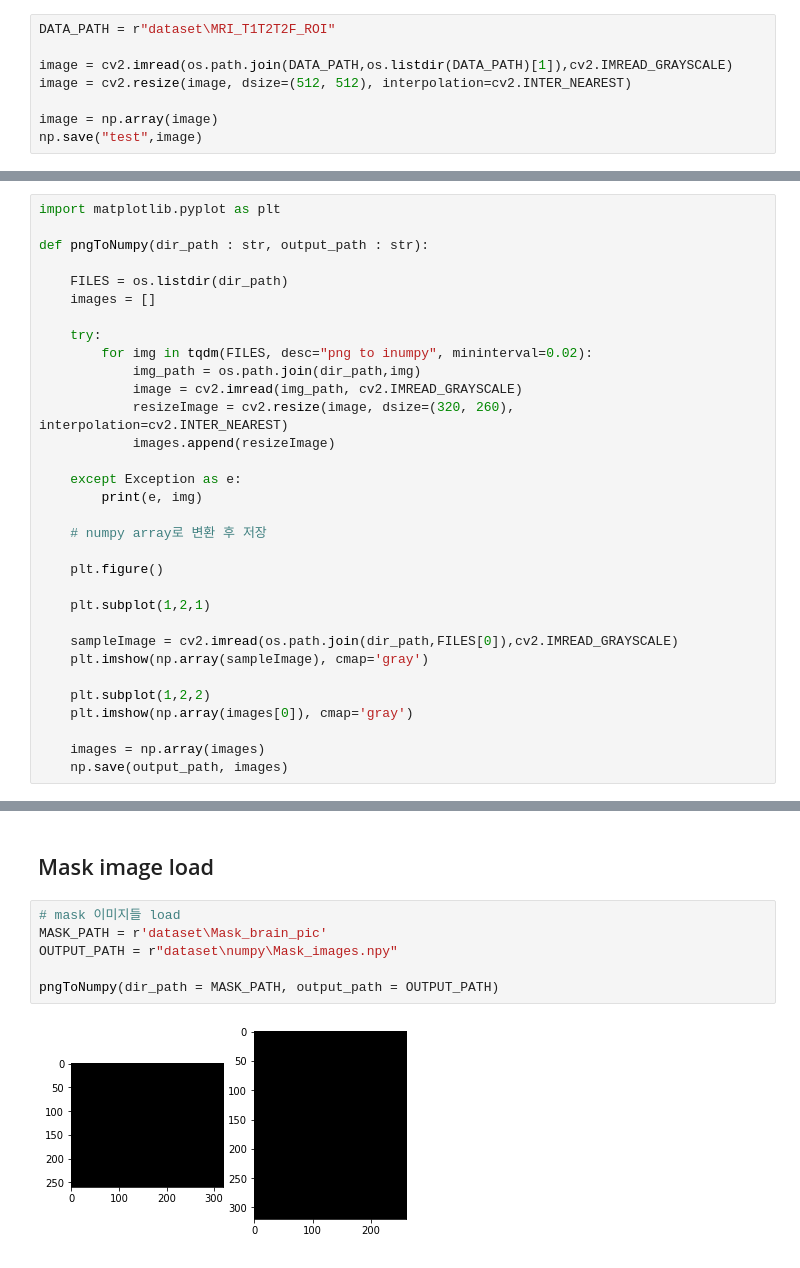
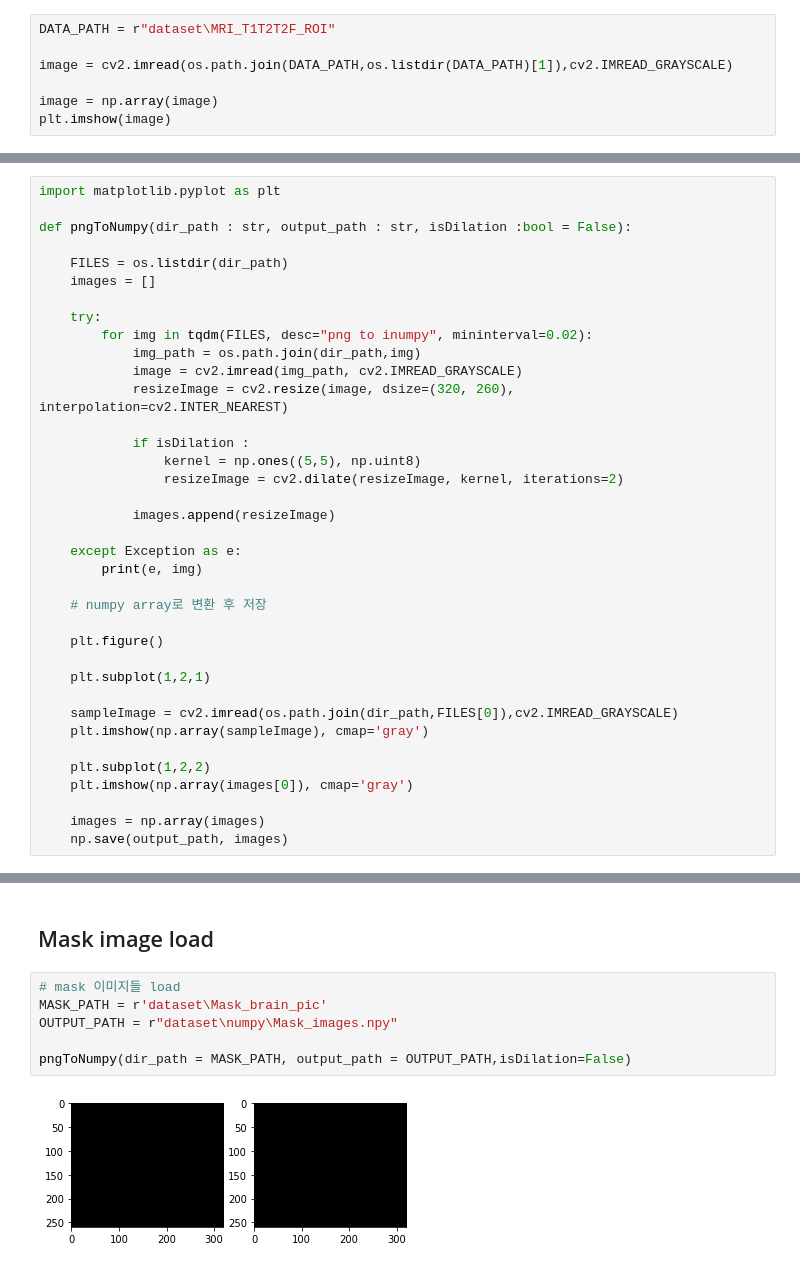
Before and after one commit to CM-Kim/unet_research, a Jupyter notebook: 01_png_to_numpy.ipynb, the cells around one changed output, grey strips where cells are left out. Saved outputs shown, nothing was run; the diff lists cells and outputs as text.

```diff
--- a/01_png_to_numpy.ipynb
+++ b/01_png_to_numpy.ipynb
@@ -12,7 +12,6 @@ import matplotlib.pyplot as plt
 DATA_PATH = r"dataset\MRI_T1T2T2F_ROI"
 
 image = cv2.imread(os.path.join(DATA_PATH,os.listdir(DATA_PATH)[1]),cv2.IMREAD_GRAYSCALE)
-image = cv2.resize(image, dsize=(512, 512), interpolation=cv2.INTER_NEAREST)
 
 image = np.array(image)
-np.save("test",image)
+plt.imshow(image)
@@ -19,7 +21,7 @@ np.save("test",image)
 # %%
 import matplotlib.pyplot as plt
 
-def pngToNumpy(dir_path : str, output_path : str):
+def pngToNumpy(dir_path : str, output_path : str, isDilation :bool = False):
 
     FILES = os.listdir(dir_path)
     images = []
@@ -29,6 +31,11 @@ def pngToNumpy(dir_path : str, output_path : str):
             img_path = os.path.join(dir_path,img)
             image = cv2.imread(img_path, cv2.IMREAD_GRAYSCALE)
             resizeImage = cv2.resize(image, dsize=(320, 260), interpolation=cv2.INTER_NEAREST)
+
+            if isDilation :
+                kernel = np.ones((5,5), np.uint8)
+                resizeImage = cv2.dilate(resizeImage, kernel, iterations=2)
+
             images.append(resizeImage)
 
     except Exception as e:
@@ -83,8 +90,8 @@ pngToNumpy(dir_path = T2W_PATH, output_path = OUTPUT_PATH)
 # %%
 # mask 이미지들 load
 MASK_PATH = r'dataset\Mask_brain_pic'
 OUTPUT_PATH = r"dataset\numpy\Mask_images.npy"
 
-pngToNumpy(dir_path = MASK_PATH, output_path = OUTPUT_PATH)
+pngToNumpy(dir_path = MASK_PATH, output_path = OUTPUT_PATH,isDilation=False)
 # %% [output]
-[figure, old version]
+[figure, new version]
```
Also changed, not shown: parts of 4 cells of this notebook, 9 other files.
